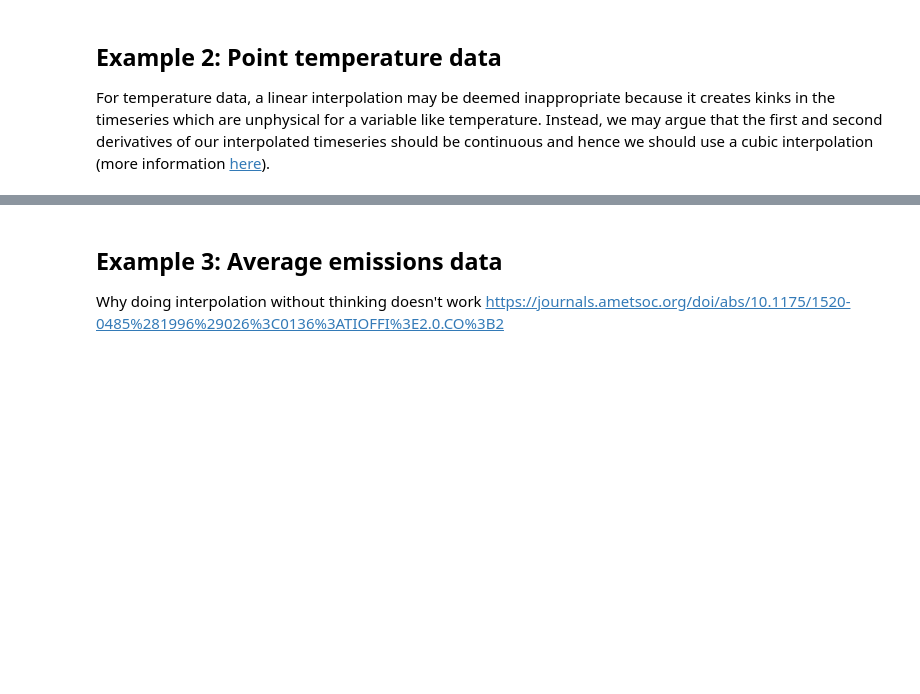
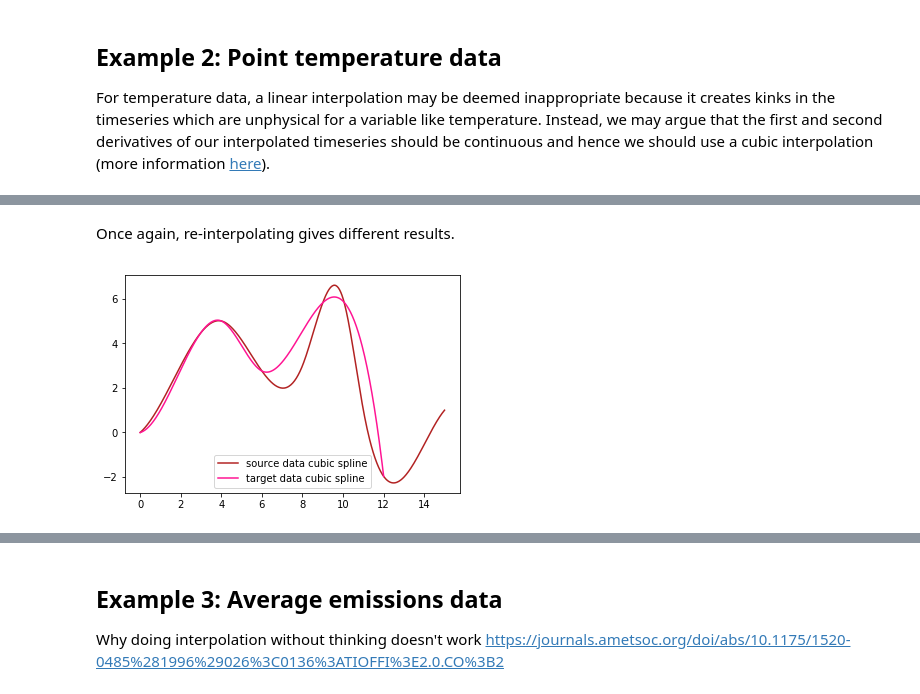
Before and after one commit to znicholls/openscm, a Jupyter notebook: notebooks/interpolation.ipynb, the cells around one changed output, grey strips where cells are left out. Cells and saved outputs as stored; diff of their text form; code cells hidden in the pictures; blank space fills up the shorter version.

```diff
--- a/notebooks/interpolation.ipynb
+++ b/notebooks/interpolation.ipynb
@@ -176,0 +234,19 @@ ax.legend(loc="lower center");
+# %% [markdown]
+Once again, re-interpolating gives different results.
+# %%
+ax = plt.figure().add_subplot(111)
+ax.plot(
+    plt_times, cs(plt_times),
+    color=COLOUR_3, marker=None,
+    label="source data cubic spline"
+)
+recalc_cs = CubicSpline(target_times, target_values)
+plt_times = np.linspace(target_times[0], target_times[-1], 500)
+ax.plot(
+    plt_times, recalc_cs(plt_times),
+    color=COLOUR_4, marker=None,
+    label="target data cubic spline"
+)
+ax.legend(loc="lower center");
+# %% [output]
+[figure, added]
```
Also changed, not shown: parts of 12 cells of this notebook.
